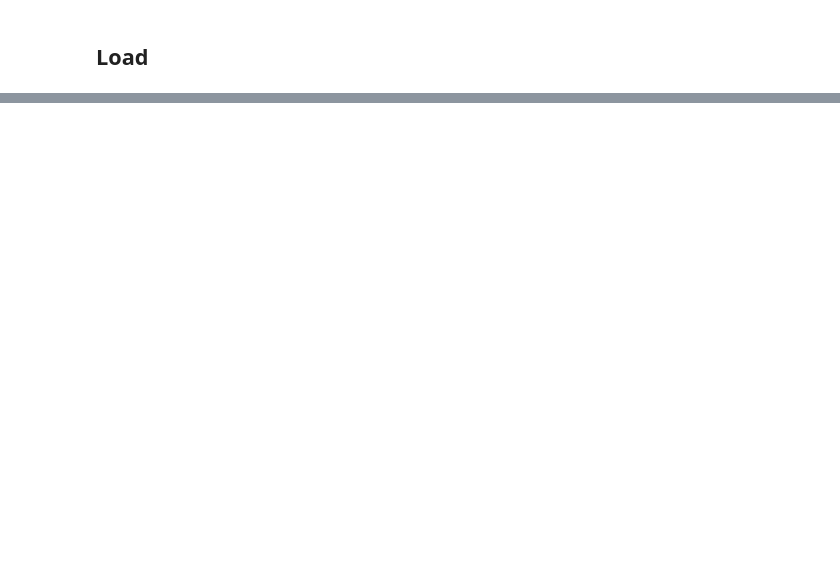
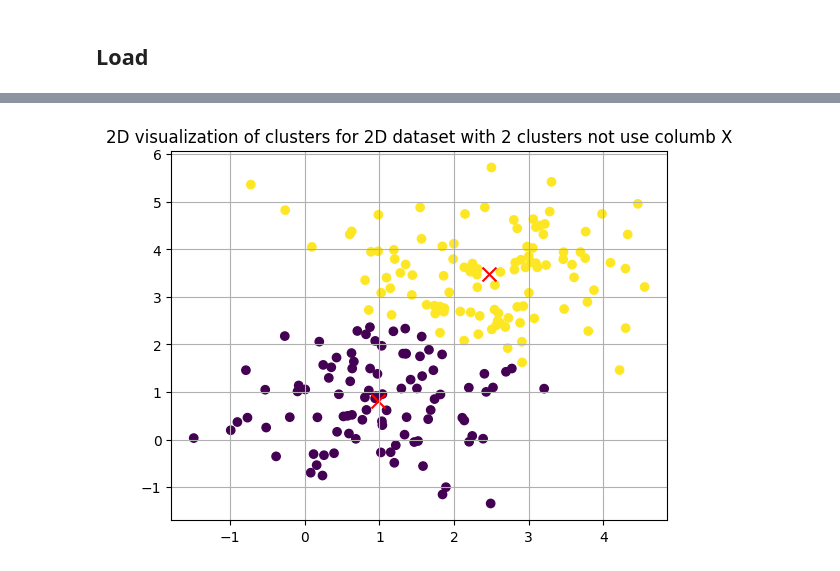
Before and after one commit to tarsweb-Python-GOIT/DS-HW, a Jupyter notebook: hw-06.ipynb, the cells around one changed output, grey strips where cells are left out. Saved outputs shown, nothing was run; the diff lists cells and outputs as text; code cells hidden in the pictures; blank space fills up the shorter version.

```diff
--- a/hw-06.ipynb
+++ b/hw-06.ipynb
@@ -24,0 +144,11 @@ with zipfile.ZipFile(FILE_NAME, 'r') as zipfp:
+# %%
+kmeans = KMeans(n_clusters=2, random_state=42)
+kmeans.fit(df_2d[['Y', 'Z']])
+
+plt.scatter(df_2d['Y'], df_2d['Z'], c=kmeans.labels_, cmap='viridis', label="Data")
+plt.scatter(kmeans.cluster_centers_[:, 0], kmeans.cluster_centers_[:, 1], color='red' , marker='x', s=100, label="centers 2D")
+plt.title(f'2D visualization of clusters for 2D dataset with {kmeans.n_clusters} clusters not use columb X')
+plt.grid()
+plt.show()
+# %% [output]
+[figure, added]
```
Also changed, not shown: parts of 13 cells of this notebook.
